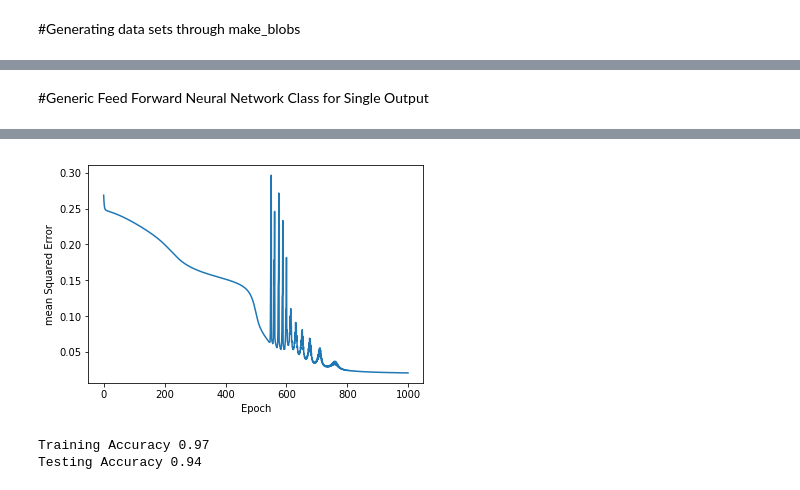
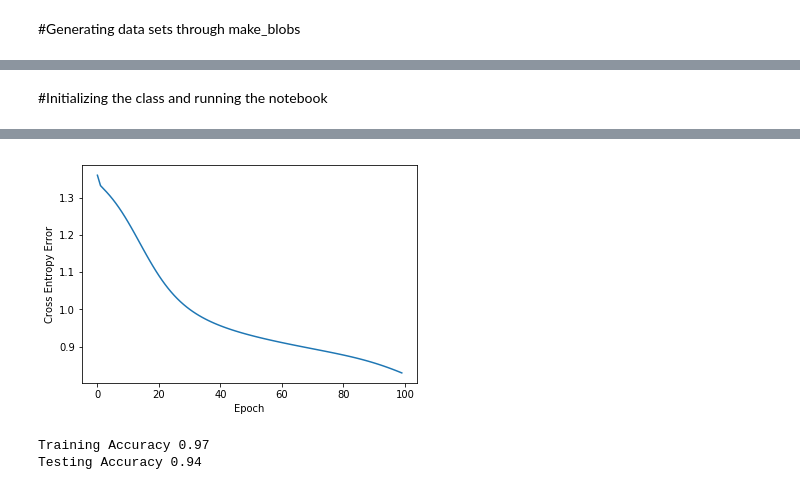
Before and after one commit to aborundiya/NeuralNetwork, a Jupyter notebook: GenericMultiClassClassficationNeuralNetwork.ipynb, the cells around one changed output, grey strips where cells are left out. Saved outputs shown, nothing was run; the diff lists cells and outputs as text; code cells hidden in the pictures.

```diff
--- a/GenericMultiClassClassficationNeuralNetwork.ipynb
+++ b/GenericMultiClassClassficationNeuralNetwork.ipynb
@@ -25,5 +41,0 @@ plt.show()
-# %%
-labels_original = labels
-labels = np.mod(labels_original,2)
-plt.scatter(data[:,0],data[:,1], c=labels, cmap=my_cmap)
-plt.show()
@@ -32,2 +148,5 @@ plt.show()
 # %%
 X_train, X_val, Y_train, Y_val = train_test_split(data,labels,stratify = labels, random_state =0 )
+enc = OneHotEncoder()
+y_OHE_train = enc.fit_transform(np.expand_dims(Y_train,1)).toarray()
+y_OHE_val = enc.fit_transform(np.expand_dims(Y_val,1)).toarray()
@@ -34,2 +159,0 @@ X_train, X_val, Y_train, Y_val = train_test_split(data,labels,stratify = labels,
-# %% [markdown]
-#Generic Feed Forward Neural Network Class  for Single Output
@@ -124,9 +160,11 @@ class GenericFFNN():
+# %% [markdown]
+#Initializing the class and running the notebook
 # %%
-ffsnn = GenericFFNN(2,[2,3])
-ffsnn.fit(X_train, Y_train, epochs=1000, learning_rate=.001, display_loss=True)
+ffmcnn = GenericMCFFNN(2,4,[2,3])
+ffmcnn.fit(X_train, y_OHE_train, epochs=100, learning_rate=.005, display_loss=True)
 # %% [output]
 [interactive output not drawn]
-[figure, old version]
+[figure, new version]
 # %%
 Y_pred_train = ffsnn.predict(X_train)
 Y_pred_binarised_train = (Y_pred_train >=0.5).astype("int").ravel()
```
Also changed, not shown: parts of 7 cells of this notebook.
